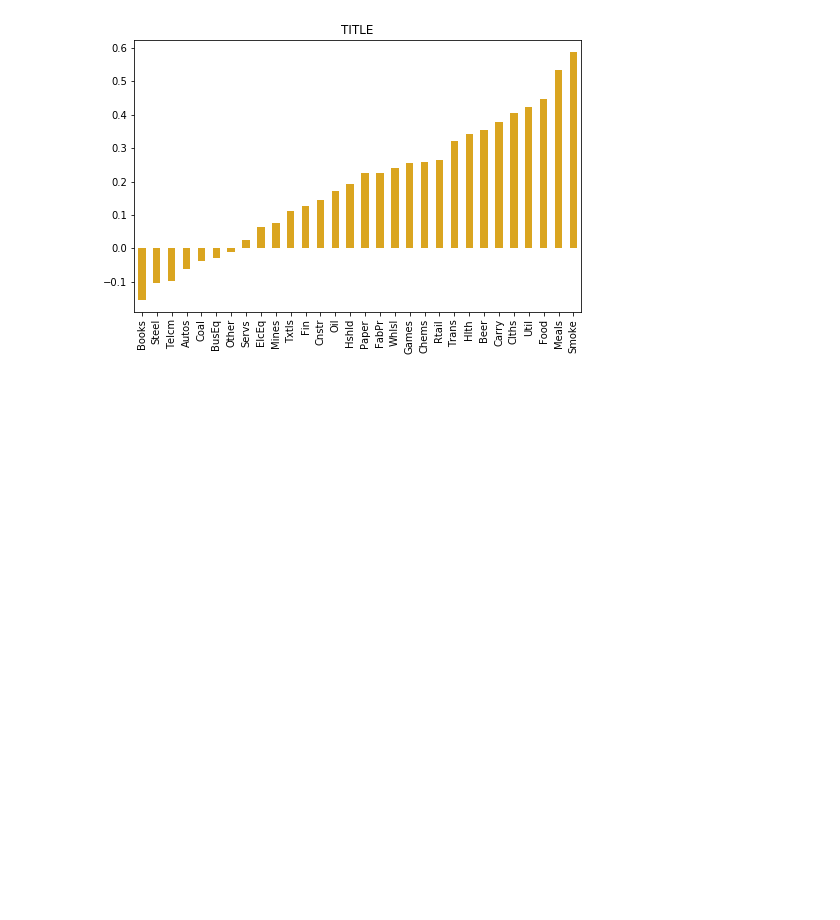
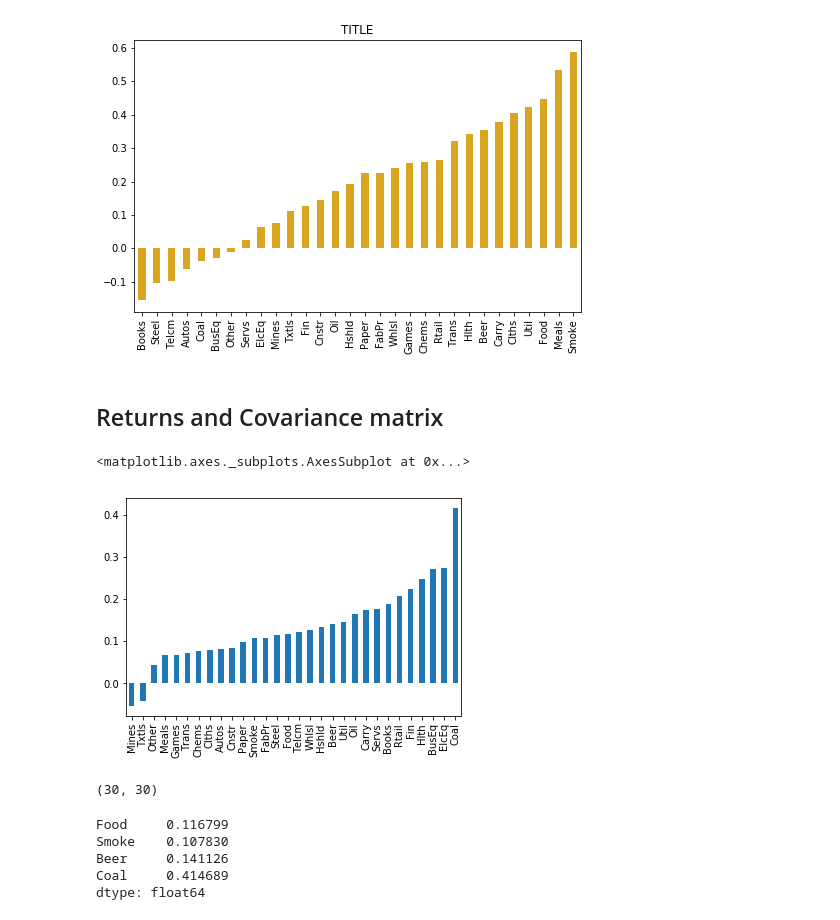
Before and after one commit to allaccountstaken/risk_toolkit, a Jupyter notebook: frontier.ipynb, the cells around one changed output. Drawn from its saved outputs; the diff is of its cells as text; code cells hidden in the pictures; blank space fills up the shorter version.

```diff
--- a/frontier.ipynb
+++ b/frontier.ipynb
@@ -99,3 +99,12 @@ rk.sharpe_ratio(ind['2000':], 0.03, 12).sort_values().plot.bar(title="TITLE", co
 plt.show()
 # %% [output]
 [figure]
+# %% [markdown]
+## Returns and Covariance matrix
+# %%
+ind = rk.get_ind_returns()
+er = rk.annualize_ret(ind['1996':'2000'], 12)
+er.sort_values().plot.bar()
+# %% [output]
+<matplotlib.axes._subplots.AxesSubplot at 0x...>
+[figure, added]
@@ -101,0 +113,4 @@ plt.show()
+# %%
+cov.shape
+# %% [output]
+(30, 30)
@@ -101,0 +131,8 @@ plt.show()
+# %%
+er[l]
+# %% [output]
+Food     0.116799
+Smoke    0.107830
+Beer     0.141126
+Coal     0.414689
+dtype: float64
```
Also changed, not shown: parts of 22 cells of this notebook, 1 other file.
